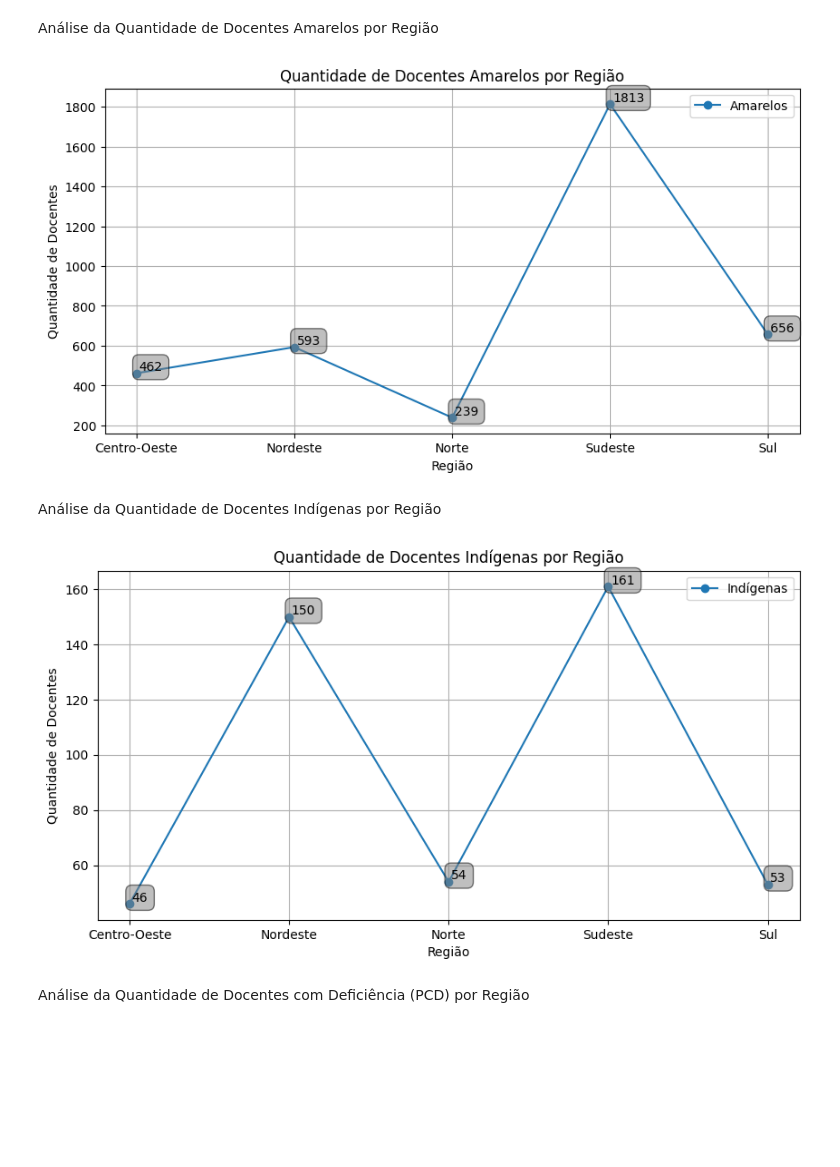
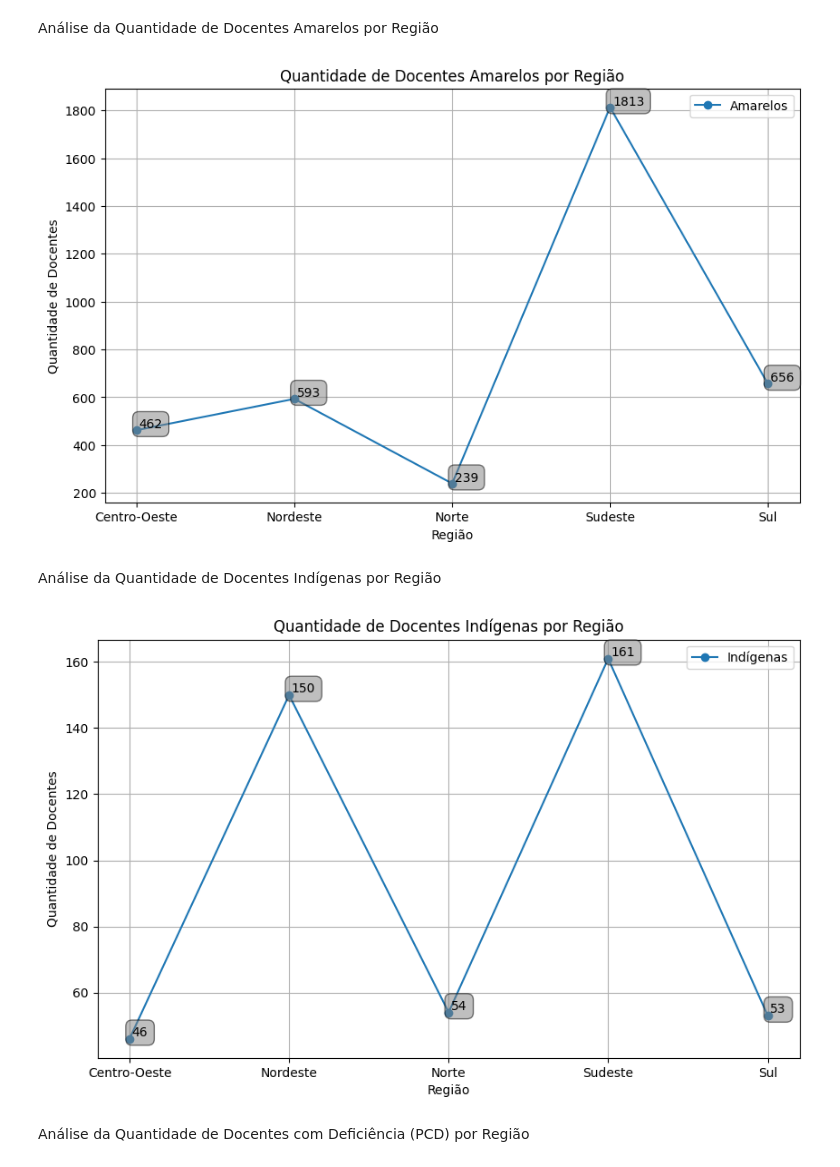
Before and after one commit to luanmenezesmatos/Kick-TrabalhoPython, a Jupyter notebook: script.ipynb, the cells around one changed output. Cells and saved outputs as stored; diff of their text form; code cells hidden in the pictures; blank space fills up the shorter version.

```diff
--- a/script.ipynb
+++ b/script.ipynb
@@ -105,7 +105,7 @@ dataDocBrancosTotal = ies_df.groupby('NO_REGIAO_IES')['DOC_EX_BRANCA'].sum()
 
 plt.plot(dataDocBrancosTotal.index, dataDocBrancosTotal.values, marker="o") # Plotando o gráfico de linhas
 
-plt.rcParams['figure.figsize'] = (10, 5) # Alterando o tamanho da figura
+plt.rcParams['figure.figsize'] = (10, 6) # Alterando o tamanho da figura
 
 plt.title('Quantidade de Docentes Brancos por Região')
 
@@ -135,33 +135,33 @@ Análise da Quantidade de Docentes Amarelos por Região
 # %%
 dataDocAmarelosTotal = ies_df.groupby('NO_REGIAO_IES')['DOC_EX_AMARELA'].sum()
 
 plt.plot(dataDocAmarelosTotal.index, dataDocAmarelosTotal.values, marker="o") # Plotando o gráfico de linhas
 
-plt.rcParams['figure.figsize'] = (10, 5) # Alterando o tamanho da figura
+plt.rcParams['figure.figsize'] = (10, 6) # Alterando o tamanho da figura
 
 plt.title('Quantidade de Docentes Amarelos por Região')
 
 plt.xlabel('Região') # Legenda do eixo X
 plt.ylabel('Quantidade de Docentes') # Legenda do eixo Y
 
 plt.grid(True) # Exibindo as linhas de grade
 
 plt.legend(['Amarelos']) # Exibindo a legenda (nome da linha) no gráfico
 
 # Mostrar o valor específico ao lado de cada ponto no gráfico
 for i, j in zip(dataDocAmarelosTotal.index, dataDocAmarelosTotal.values):
   plt.annotate(str(j), xy=(i, j), xytext=(2, 2), textcoords='offset points', bbox=dict(boxstyle='round, pad=0.5', fc='gray', alpha=0.5))
   # xy=(i, j) é o ponto onde será exibido o valor
   # xytext=(2, 2) é o deslocamento do texto
   # textcoords='offset points' é o tipo de coordenada do texto
   # bbox=dict(boxstyle='round, pad=0.5', fc='gray', alpha=0.5) é o estilo da caixa do texto
 
 caminhoGrafico = os.path.join(os.getcwd() + '/arquivosGraficos', 'docentesAmarelosPorRegiao.png') # Caminho para a pasta onde será salvo o gráfico
 plt.savefig(caminhoGrafico) # Salvando o gráfico em uma imagem
 
 plt.show() # Exibindo o gráfico
 # %% [output]
-[figure, old version]
+[figure, new version]
 # %% [markdown]
 Análise da Quantidade de Docentes Indígenas por Região
 # %%
@@ -193,7 +193,7 @@ plt.savefig(caminhoGrafico) # Salvando o gráfico em uma imagem
 
 plt.show() # Exibindo o gráfico
 # %% [output]
-[figure, old version]
+[figure, new version]
 # %% [markdown]
 Análise da Quantidade de Docentes com Deficiência (PCD) por Região
 # %%
```
Also changed, not shown: parts of 1 cell of this notebook, 4 other files.
